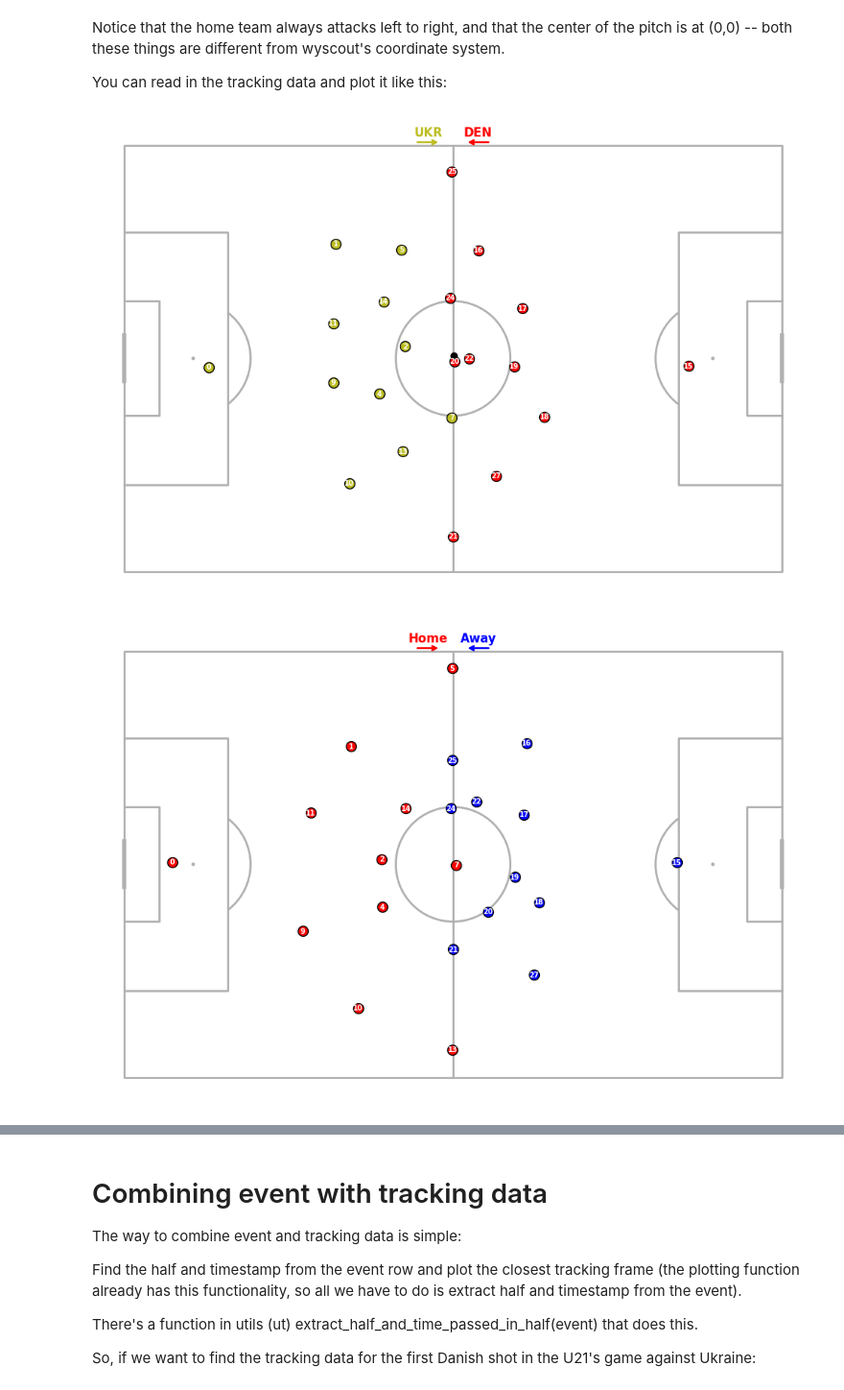
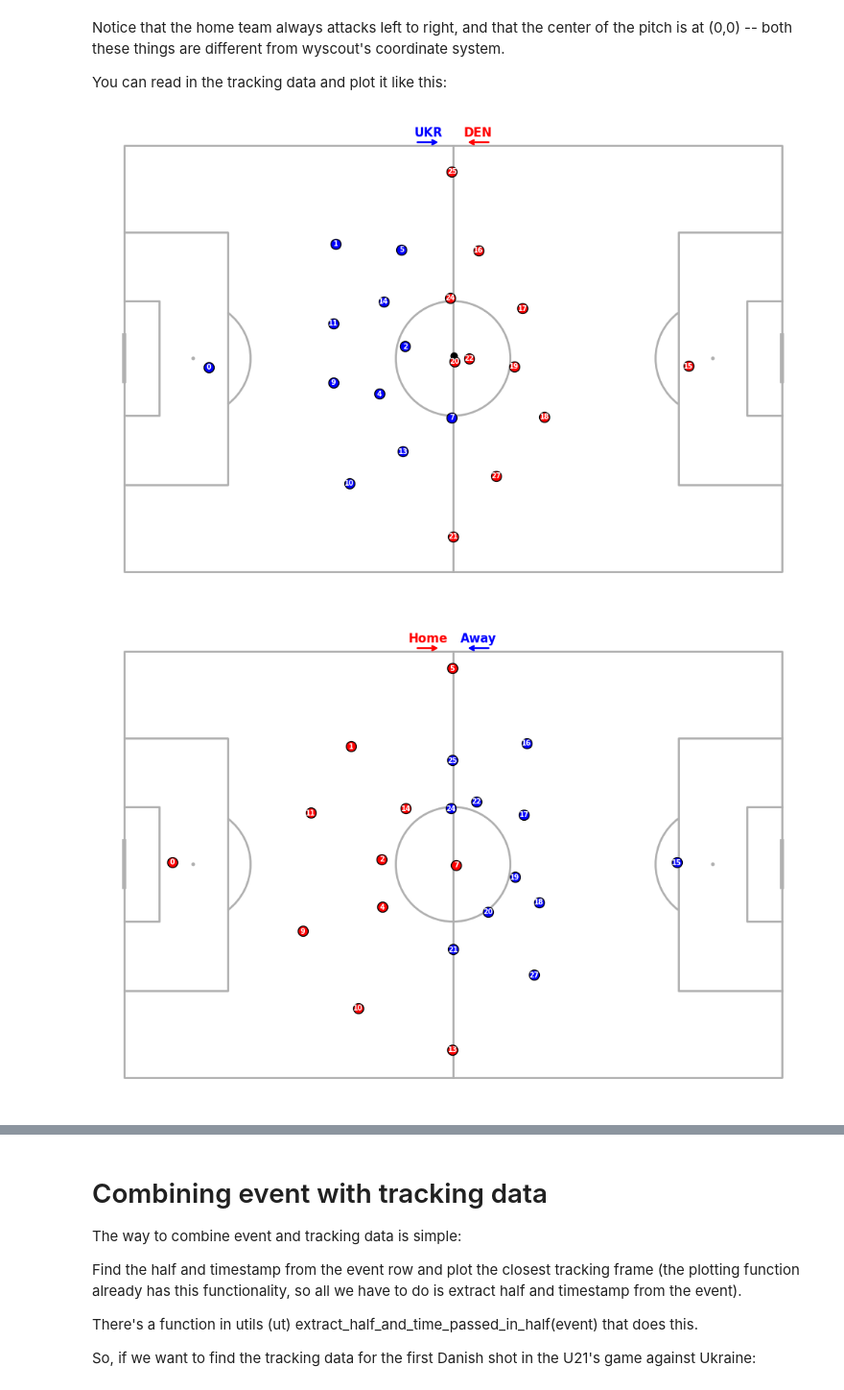
Before and after one commit to Halfspace-io/hs-dbu-hackathon, a Jupyter notebook: intro.ipynb, the cells around one changed output, grey strips where cells are left out. Shown at 96% size. Drawn from its saved outputs; the diff is of its cells as text; code cells hidden in the pictures.

```diff
--- a/intro.ipynb
+++ b/intro.ipynb
@@ -76,6 +53,6 @@ Image(filename='pngs/wyscout_pitch_coordinates.png')
 # %% [markdown]
 You read the event data like this:
 # %%
-import pandas as pd
-events = pd.read_csv(Directories.DATA_PATH / "events.csv")
-events.head()
+from src.data_loader import DataLoader
+data_loader = DataLoader()
+events = data_loader.events_df
@@ -90,3 +62,5 @@ events.head()
+# %%
+events_denmark_u21 = data_loader.load_event_matches(competition="U21_EURO2025", team="Denmark")
 # %% [markdown]
 And you can now explore the events -- for instance the types of events and how often they occur:
 # %%
@@ -123,7 +97,7 @@ fig, ax = plt.subplots(figsize=(10, 7))
 pitch.draw(ax=ax)
 
 #filter out Denmark U21 shots against Ukraine U21
-den_u21_against_ukraine_shots = events[(events.teamName == 'Denmark Under 21') & (events.label == 'Ukraine U21 - Denmark U21, 2 - 3') & (events.typePrimary == 'shot')].copy()
+den_u21_against_ukraine_shots = events_denmark_u21.query("label == 'Ukraine U21 - Denmark U21, 2 - 3' and typePrimary == 'shot'")
 
 #scatter the shots on the pitch, scale size by xG
 sc = pitch.scatter(den_u21_against_ukraine_shots.x, den_u21_against_ukraine_shots.y,
@@ -150,19 +125,20 @@ Notice that the home team always attacks left to right, and that the center of t
 
 You can read in the tracking data and plot it like this:
 # %%
-game = 'UKR-DEN_U21EUROS25'
+import pandas as pd
+import utils as ut
 
 #read in the Ukraine U21 vs Denmark U21 tracking data
-home = pd.read_csv(Directories.DATA_PATH / f'{Directories.U21_PATH}/{game}/home_tracking.csv')
-away = pd.read_csv(Directories.DATA_PATH / f'{Directories.U21_PATH}/{game}/away_tracking.csv')
+match_id = den_u21_against_ukraine_shots.matchId.unique().item()
+home, away = data_loader.load_tracking_data(match_id=match_id, home_or_away='both')
 
 #plot first frame in first half
-ut.plot_tracking(home=home, away=away, half=1, time=0, home_color='tab:olive', away_color='red',home_label='UKR',away_label='DEN')
+ut.plot_tracking(home=home, away=away, half=1, time=0, home_color='blue', away_color='red',home_label='UKR',away_label='DEN')
 
 #plot first frame in second half with default colors (home is red and away is blue) and default team labels
 ut.plot_tracking(home, away, 2, 0)
 # %% [output]
-[figure, old version]
+[figure, new version]
 [figure]
 # %% [markdown]
 <a id="event_to_tracking"></a>
```
Also changed, not shown: parts of 15 cells of this notebook, 6 other files.
